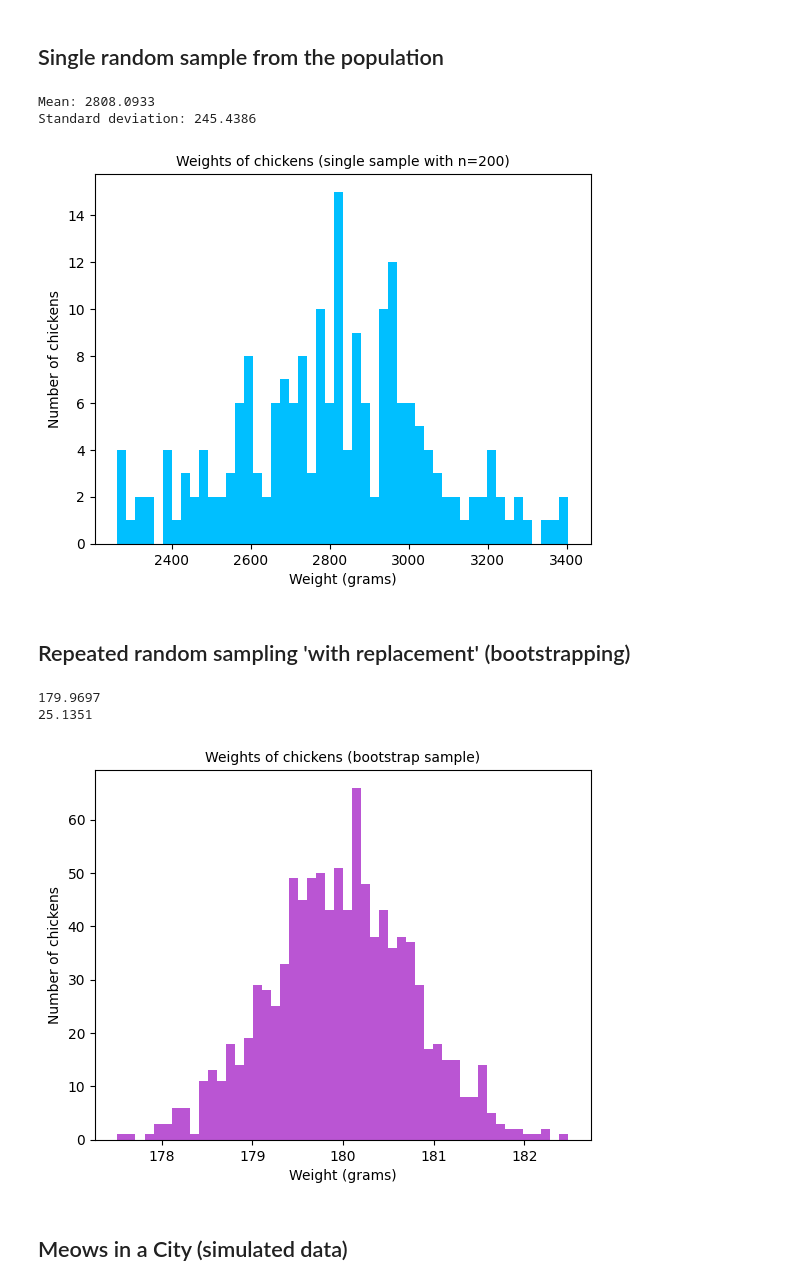
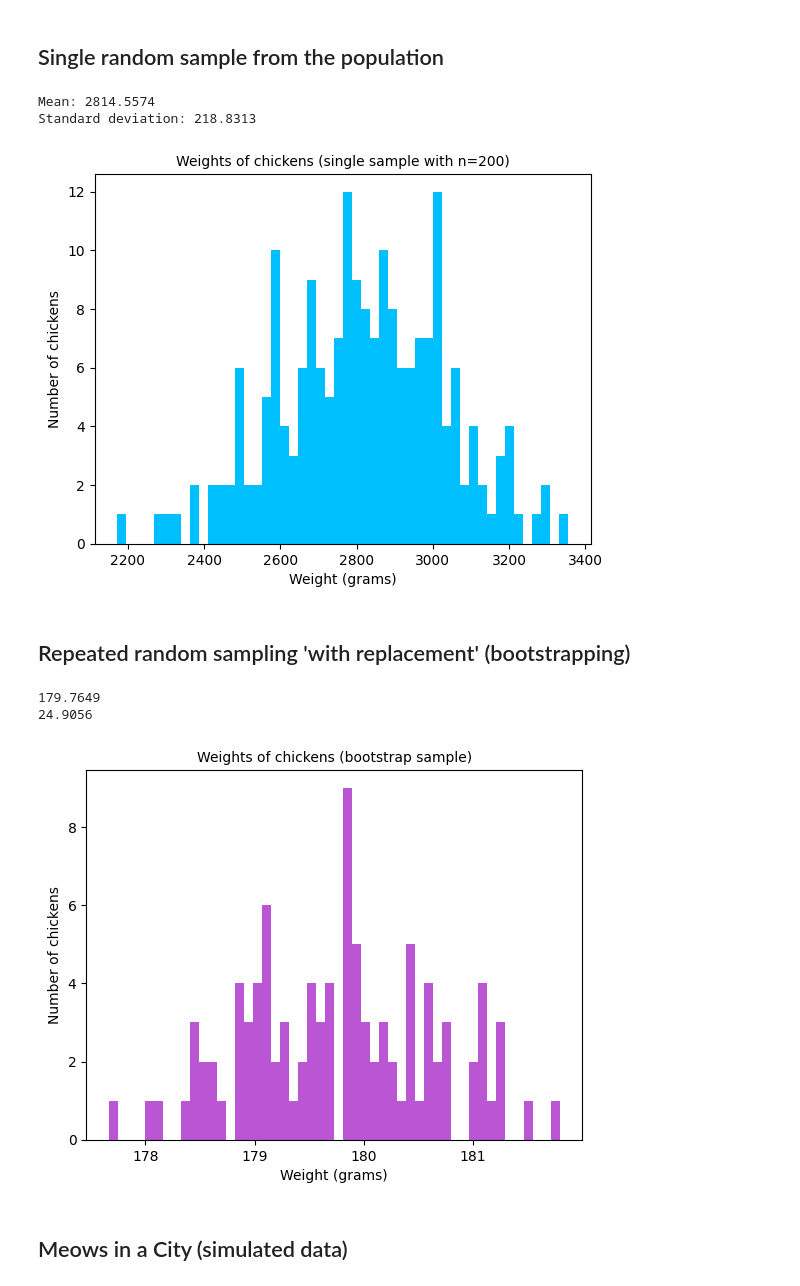
Before and after one commit to kitty365/data_analytics, a Jupyter notebook: Week_06/population_and_samples.ipynb, the cells around one changed output. Saved outputs shown, nothing was run; the diff lists cells and outputs as text; code cells hidden in the pictures.

```diff
--- a/Week_06/population_and_samples.ipynb
+++ b/Week_06/population_and_samples.ipynb
@@ -27,15 +27,15 @@ Image("chickens.png", width=800)
 [figure]
 # %%
 # Parameters of distribution
-p_mean = 2800
-p_std = 240
-p_n = 25000
+p_mean = 2800 #gewicht
+p_std = 240 #standardabweichung
+p_n = 50000
 
 # Setting a seed to restore the random numbers later
-random.seed(42)
+random.seed(42) #funktioniert nicht, ist für späterl
 
 # Generate (normally distributed) data with mean = 2800 g and standard deviation = 240 g
-pop = np.random.normal(loc=p_mean, scale=p_std, size=p_n)
+pop = np.random.normal(loc=p_mean, scale=p_std, size=p_n) #pop ist einfach die variable und diese enthält die 25000 gewichte
 print(f'{len(pop):.0f}')
 print(f'{np.mean(pop):.4f}')
 print(f'{np.std(pop):.4f}')
@@ -62,10 +62,10 @@ sample_size = 200
 random.seed(42)
 
 # Random sample
-random_sample = random.sample(list(pop), sample_size)
+random_sample = random.sample(list(pop), sample_size) #einf. array
 
 # Statistics of the sample
-print(f'Mean: {statistics.mean(random_sample):.4f}')
+print(f'Mean: {statistics.mean(random_sample):.4f}') #durchschnitt
 print(f'Standard deviation: {statistics.stdev(random_sample):.4f}')
 
 # Plot histogram based on the sample
@@ -76,13 +76,14 @@ plt.ylabel('Number of chickens')
 
 plt.show()
 # %% [output]
-Mean: 2808.0933
-Standard deviation: 245.4386
+Mean: 2814.5574
+Standard deviation: 218.8313
-[figure, old version]
+[figure, new version]
 # %% [markdown]
 ## Repeated random sampling 'with replacement' (bootstrapping)
 # %%
-def bootstrap(p_mean= 2800, p_std= 240, num_iter = 5000, sample_size = 200):
+def bootstrap(p_mean= 2800, p_std= 240, num_iter = 5000, sample_size = 200): #wenn ich diese parameter
+                                                                            #unten nicht angebe werden diese default werte genommen
     """
     Creates bootstrap sample from a distribution.
 
@@ -93,42 +94,46 @@ def bootstrap(p_mean= 2800, p_std= 240, num_iter = 5000, sample_size = 200):
     :param sample_size: size of single bootstrap sample. Type = int
     :return: plot of bootstrap sample.
     """
+
+    ##samplin gkann man halt wiederholen und davon dann den durchschnitt nehmen
 
     # Setting a seed to restore the random numbers later
     random.seed(42)
 
     # Generate (normally distributed) data
     pop = np.random.normal(loc=p_mean, scale=p_std, size=p_n)
 
     # Create empty lists to save results of iterations
     sample_mean = []
     sample_std  = []
 
     # Loop for iterations
     for i in range(num_iter):
         samp = random.sample(pop.tolist(), sample_size)
         avg = np.mean(samp)
         std = np.std(samp)
         sample_mean.append(avg)
         sample_std.append(std)
 
     # Print mean and sd of bootsstapped distribution
     print(f'{np.mean(sample_mean):.4f}')
     print(f'{np.mean(sample_std):.4f}')
 
+#1. zu array und dann 2. durchschnitt dieser
+
     # Plot histogram based on the bootstrapped data
     plt.hist(sample_mean, bins = 50, color='mediumorchid')
     plt.title('Weights of chickens (bootstrap sample)', fontsize=10)
     plt.xlabel('Weight (grams)')
     plt.ylabel('Number of chickens')
     plt.show()
 
 # Function call
-bootstrap(p_mean=180, p_std=25, num_iter = 1000, sample_size = 1000)
+bootstrap(p_mean=180, p_std=25, num_iter = 100, sample_size = 1000)
 # %% [output]
-179.9697
-25.1351
+179.7649
+24.9056
-[figure, old version]
+[figure, new version]
 # %% [markdown]
 ## Meows in a City (simulated data)
 # %%
```
Also changed, not shown: parts of 5 cells of this notebook, 3 other files.
